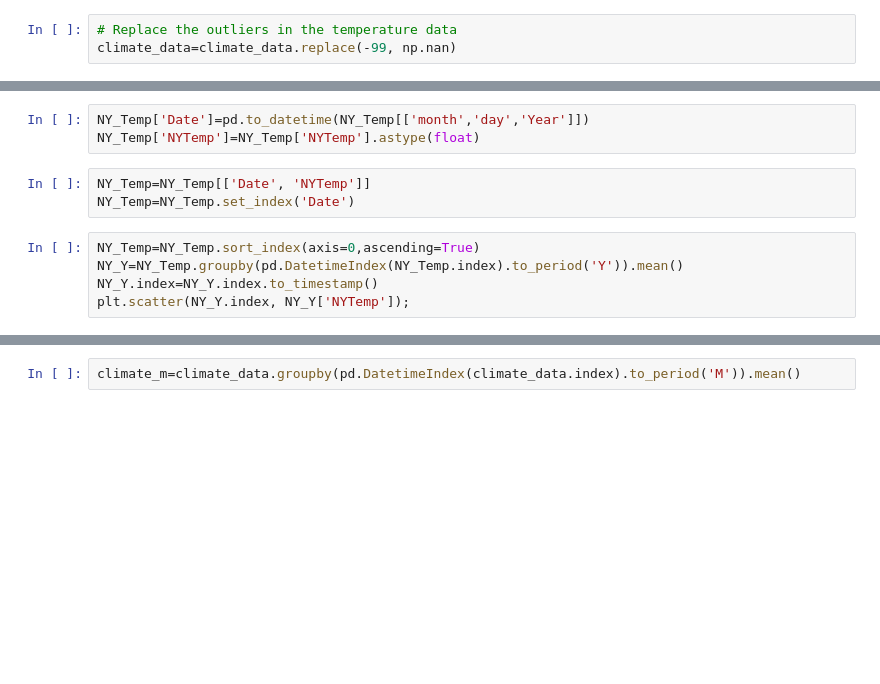
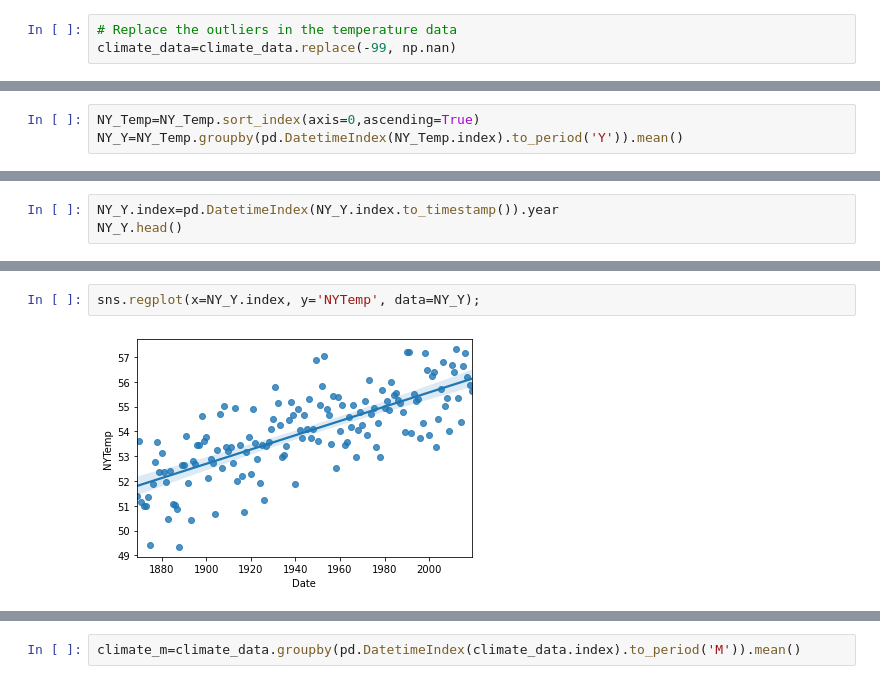
Before and after one commit to nshang88/Capstone-Projects, a Jupyter notebook: climate_feature.ipynb, the cells around one changed output, grey strips where cells are left out. Drawn from its saved outputs; the diff is of its cells as text; blank space fills up the shorter version.

```diff
--- a/climate_feature.ipynb
+++ b/climate_feature.ipynb
@@ -268,11 +50,3 @@ NY_Temp
-# %%
-NY_Temp['Date']=pd.to_datetime(NY_Temp[['month','day','Year']])
-NY_Temp['NYTemp']=NY_Temp['NYTemp'].astype(float)
-# %%
-NY_Temp=NY_Temp[['Date', 'NYTemp']]
-NY_Temp=NY_Temp.set_index('Date')
 # %%
 NY_Temp=NY_Temp.sort_index(axis=0,ascending=True)
 NY_Y=NY_Temp.groupby(pd.DatetimeIndex(NY_Temp.index).to_period('Y')).mean()
-NY_Y.index=NY_Y.index.to_timestamp()
-plt.scatter(NY_Y.index, NY_Y['NYTemp']);
@@ -280,0 +53,3 @@ plt.scatter(NY_Y.index, NY_Y['NYTemp']);
+# %%
+NY_Y.index=pd.DatetimeIndex(NY_Y.index.to_timestamp()).year
+NY_Y.head()
@@ -280,0 +64,4 @@ plt.scatter(NY_Y.index, NY_Y['NYTemp']);
+# %%
+sns.regplot(x=NY_Y.index, y='NYTemp', data=NY_Y);
+# %% [output]
+[figure, added]
```
Also changed, not shown: parts of 43 cells of this notebook.
